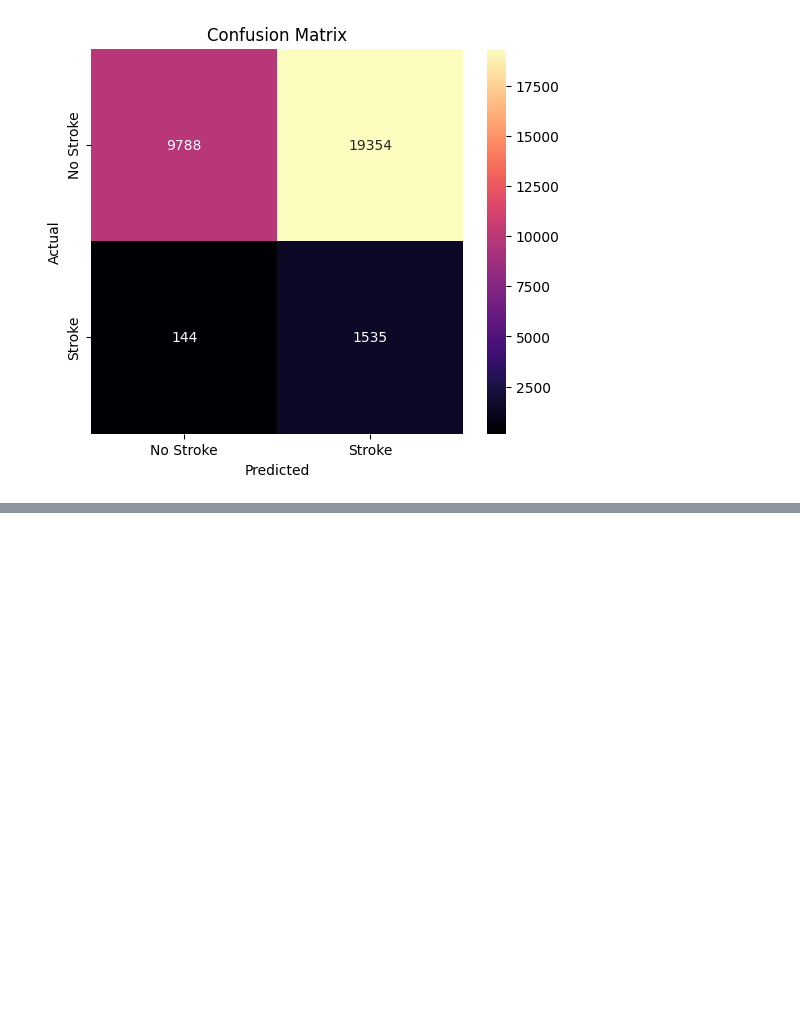
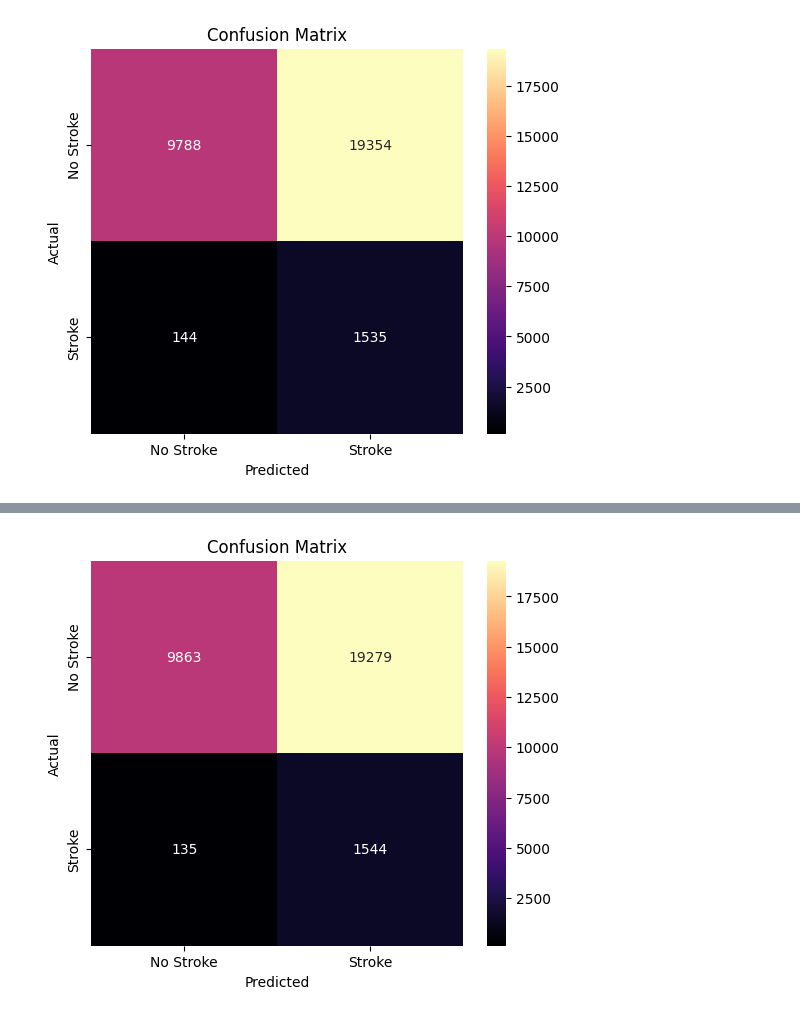
Before and after one commit to Hemn-Khdr/intro-ml-course-winter2025, a Jupyter notebook: Hemn_Stroke.ipynb, the cells around one changed output, grey strips where cells are left out. Cells and saved outputs as stored; diff of their text form; code cells hidden in the pictures; blank space fills up the shorter version.

```diff
--- a/Hemn_Stroke.ipynb
+++ b/Hemn_Stroke.ipynb
@@ -779,3 +758,80 @@ plt.show()
    macro avg       0.53      0.63      0.32     30821
 weighted avg       0.94      0.37      0.48     30821
 [figure]
+# %%
+# Import necessary libraries
+import numpy as np
+import pandas as pd
+import matplotlib.pyplot as plt
+import seaborn as sns
+from sklearn.model_selection import train_test_split
+from sklearn.linear_model import LogisticRegression
+from sklearn.preprocessing import StandardScaler
+from sklearn.metrics import accuracy_score, roc_auc_score, classification_report, confusion_matrix
+from imblearn.over_sampling import SMOTE
+
+# ✅ Define predictors (features) for stroke prediction, adding interaction term
+df['Age_HTN_Interaction'] = df['Age_at_Exam'] * df['HTN']
+
+predictors = ['Age_at_Exam', 'sBP', 'BMI', 'LDL', 'HDL', 'Depression', 'HTN', '[Anxiety)', 'Age_HTN_Interaction']
+target = '[Stroke)'
+
+# ✅ Select feature matrix (X) and target variable (y)
+X = df[predictors]
+y = df[target]
+
+# ✅ Handle missing values (remove or impute)
+X = X.dropna()
+y = y.loc[X.index]  # Ensure y matches the cleaned X
+
+# ✅ Winsorization: Cap extreme outliers for better stability
+X['BMI'] = X['BMI'].clip(upper=X['BMI'].quantile(0.99))
+X['LDL'] = X['LDL'].clip(upper=X['LDL'].quantile(0.99))
+X['HDL'] = X['HDL'].clip(upper=X['HDL'].quantile(0.99))
+
+# ✅ Split dataset into train and test sets (Stratified to maintain class balance)
+X_train, X_test, y_train, y_test = train_test_split(
+    X, y, test_size=0.3, random_state=42, stratify=y
+)
+
+# ✅ Apply SMOTE to balance dataset
+smote = SMOTE(sampling_strategy=0.3, random_state=42)  # Reduce oversampling effect
+X_train_resampled, y_train_resampled = smote.fit_resample(X_train, y_train)
+
+# ✅ Standardize numerical features
+scaler = StandardScaler()
+X_train_resampled = scaler.fit_transform(X_train_resampled)  # Fit & transform on training set
+X_test = scaler.transform(X_test)  # Transform test set
+
+# ✅ Train Logistic Regression with class balancing
+model = LogisticRegression(max_iter=1000, solver='liblinear', class_weight='balanced')
+model.fit(X_train_resampled, y_train_resampled)
+
+# ✅ Predict on test set
+y_prob = model.predict_proba(X_test)[:, 1]
+
+# ✅ Adjust decision threshold to improve recall/precision balance
+threshold = 0.3  # Adjust based on results
+y_pred = np.where(y_prob > threshold, 1, 0)
+
+# ✅ Evaluate model performance
+accuracy = accuracy_score(y_test, y_pred)
+auc = roc_auc_score(y_test, y_prob)
+
+print("🔹 Logistic Regression Performance (With Interaction Term) 🔹")
+print(f"✅ Accuracy: {accuracy * 100:.2f}%")
+print(f"✅ AUC: {auc:.2f}")
+print("\n📊 Classification Report:")
+print(classification_report(y_test, y_pred))
+
+# ✅ Compute confusion matrix
+cm = confusion_matrix(y_test, y_pred)
+
+# ✅ Plot confusion matrix
+plt.figure(figsize=(6, 5))
+sns.heatmap(cm, annot=True, fmt="d", cmap="magma", xticklabels=["No Stroke", "Stroke"], yticklabels=["No Stroke", "Stroke"])
+plt.xlabel("Predicted")
+plt.ylabel("Actual")
+plt.title("Confusion Matrix")
+plt.show()
+# %% [output]
@@ -781,0 +851 @@ weighted avg       0.94      0.37      0.48     30821
+[figure, added]
```
Also changed, not shown: parts of 5 cells of this notebook.
